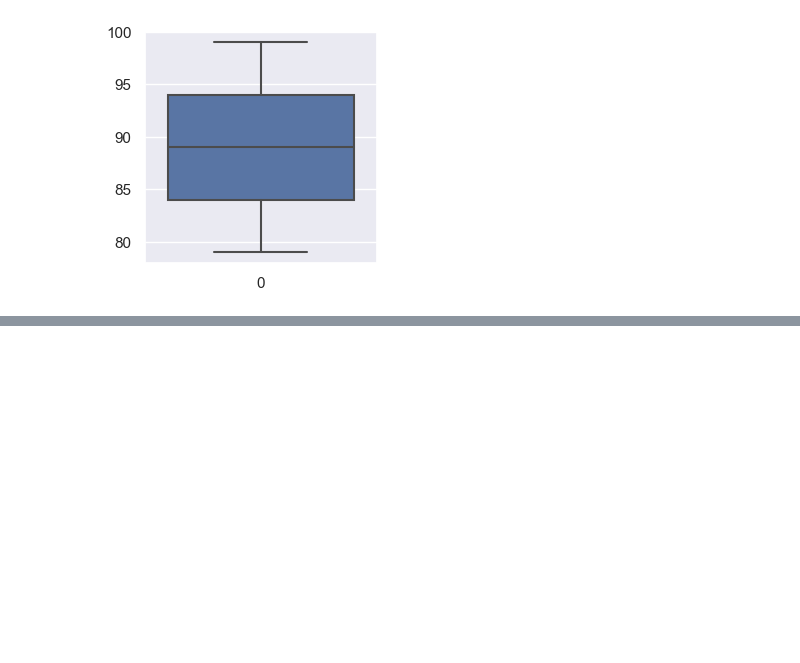
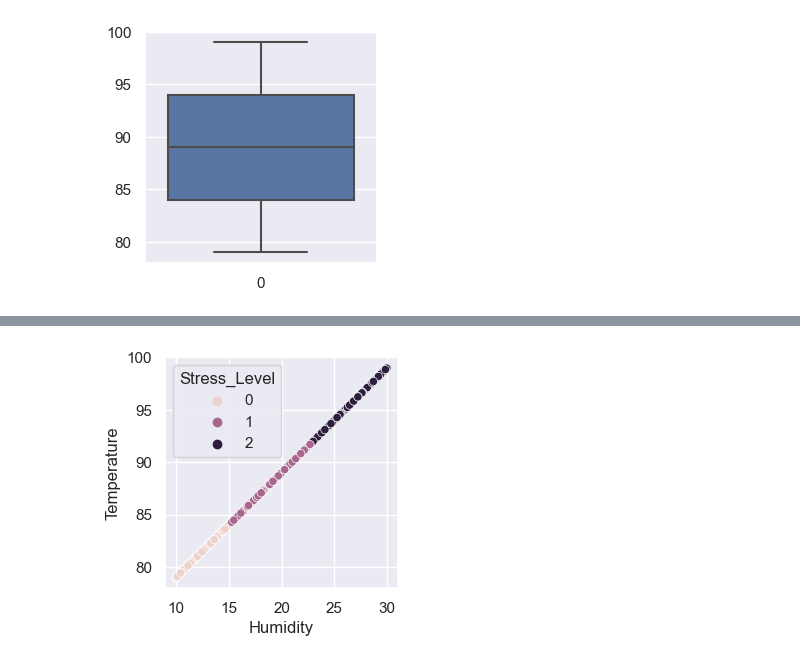
Before and after one commit to nadeap/Stress-Level-Detection, a Jupyter notebook: stress level detection.ipynb, the cells around one changed output, grey strips where cells are left out. Saved outputs shown, nothing was run; the diff lists cells and outputs as text; code cells hidden in the pictures; blank space fills up the shorter version.

```diff
--- a/stress level detection.ipynb
+++ b/stress level detection.ipynb
@@ -149,0 +166,6 @@ sns.boxplot(data['Temperature'])
+# %%
+plt.figure(figsize=(3,3))
+sns.scatterplot(x='Humidity',y='Temperature',hue='Stress_Level',data=data)
+plt.show()
+# %% [output]
+[figure, added]
```
Also changed, not shown: parts of 3 cells of this notebook.
